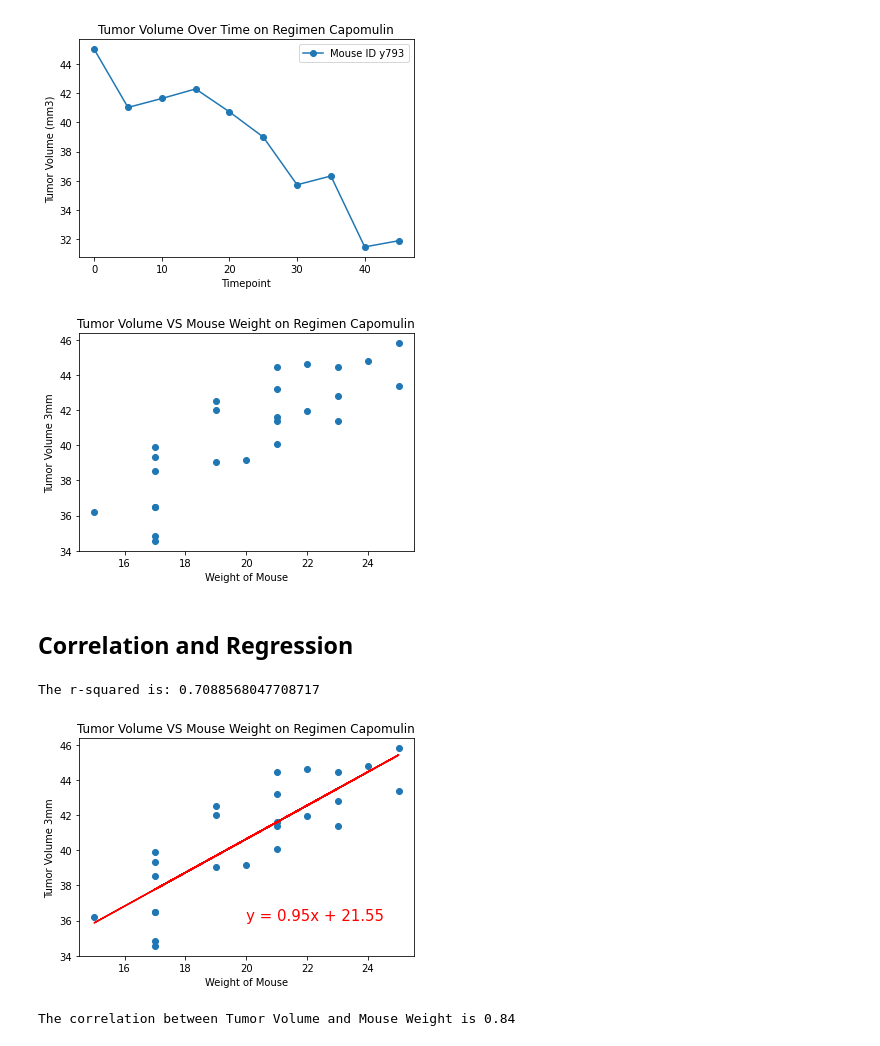
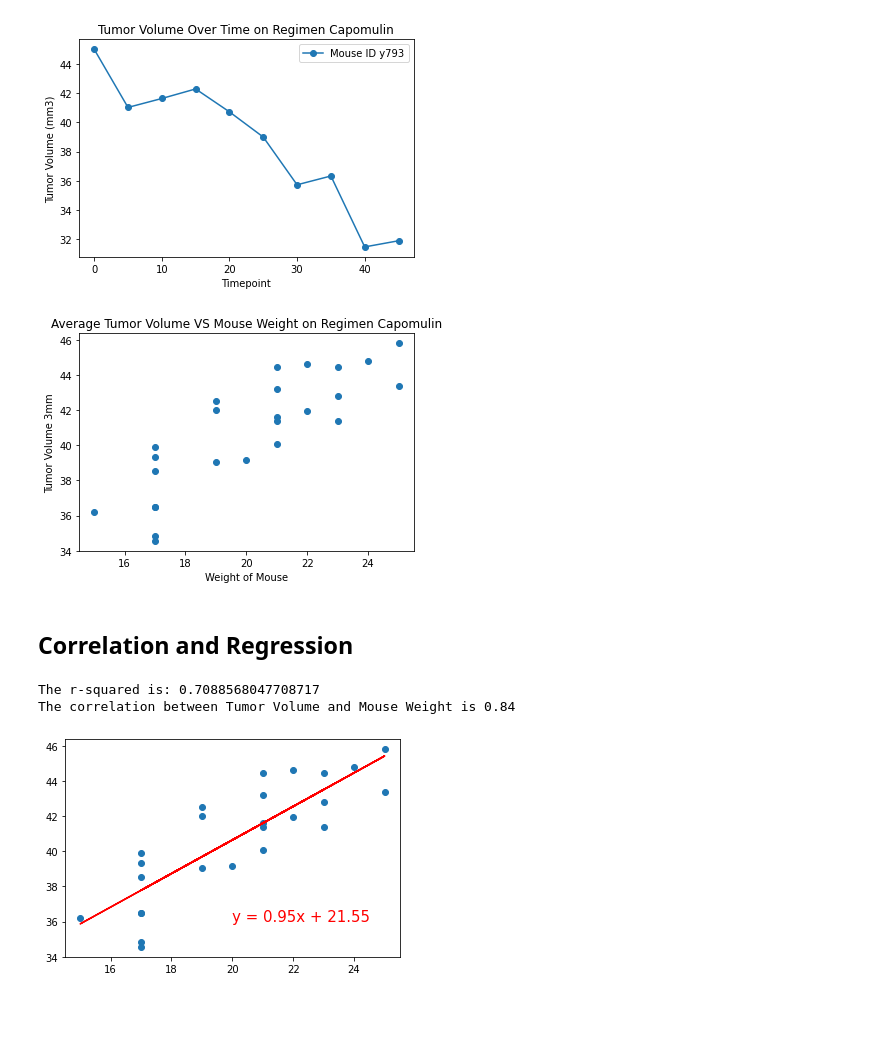
Before and after one commit to Krhullsiek/matplotlib-challenge, a Jupyter notebook: Pymaceuticals/pymaceuticals_starter.ipynb, the cells around one changed output. Saved outputs shown, nothing was run; the diff lists cells and outputs as text; code cells hidden in the pictures; blank space fills up the shorter version.

```diff
--- a/Pymaceuticals/pymaceuticals_starter.ipynb
+++ b/Pymaceuticals/pymaceuticals_starter.ipynb
@@ -418,32 +419,30 @@ plt.show()
 # %%
 # Generate a scatter plot of average tumor volume vs. mouse weight for the Capomulin regimen
 cap_tum = clean_mice_data.loc[clean_mice_data['Drug Regimen'] == 'Capomulin']
 cap_mouse_grp = cap_tum.groupby(['Mouse ID'])
 cap_mouse_grp.head()
 
 av_cap_vol = cap_mouse_grp['Tumor Volume (mm3)'].mean()
 av_cap_vol
 
 cap_weight= cap_mouse_grp['Weight (g)'].mean()
 cap_weight.head()
 
 x_values = cap_weight
 y_values = av_cap_vol
 plt.scatter(x_values,y_values)
 plt.xlabel('Weight of Mouse')
 plt.ylabel('Tumor Volume 3mm')
-plt.title('Tumor Volume VS Mouse Weight on Regimen Capomulin')
+plt.title('Average Tumor Volume VS Mouse Weight on Regimen Capomulin')
 plt.show()
 # %% [output]
-[figure, old version]
+[figure, new version]
 # %% [markdown]
 ## Correlation and Regression
 # %%
 # Calculate the correlation coefficient and linear regression model
 # for mouse weight and average tumor volume for the Capomulin regimen
 
-x_values = cap_weight
-y_values = av_cap_vol
 (slope, intercept, rvalue, pvalue, stderr) = linregress(x_values, y_values)
 regress_values = x_values * slope + intercept
 line_eq = "y = " + str(round(slope,2)) + "x + " + str(round(intercept,2))
@@ -451,12 +450,9 @@ plt.scatter(x_values,y_values)
 plt.plot(x_values,regress_values,"r-")
 plt.annotate(line_eq,(20,36),fontsize=15,color="red")
 print(f"The r-squared is: {rvalue**2}")
-plt.xlabel('Weight of Mouse')
-plt.ylabel('Tumor Volume 3mm')
-plt.title('Tumor Volume VS Mouse Weight on Regimen Capomulin')
+print(f"The correlation between Tumor Volume and Mouse Weight is {round(rvalue,2)}")
 plt.show()
-print(f"The correlation between Tumor Volume and Mouse Weight is {round(rvalue,2)}")
 # %% [output]
 The r-squared is: 0.7088568047708717
+The correlation between Tumor Volume and Mouse Weight is 0.84
-[figure, old version]
+[figure, new version]
-The correlation between Tumor Volume and Mouse Weight is 0.84
```
Also changed, not shown: parts of 11 cells of this notebook, 1 other file.
